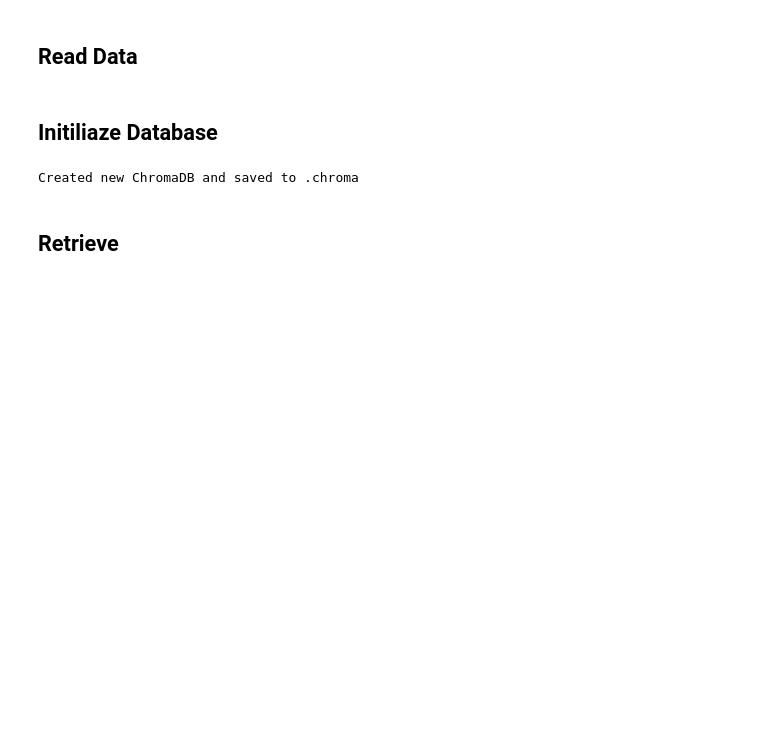
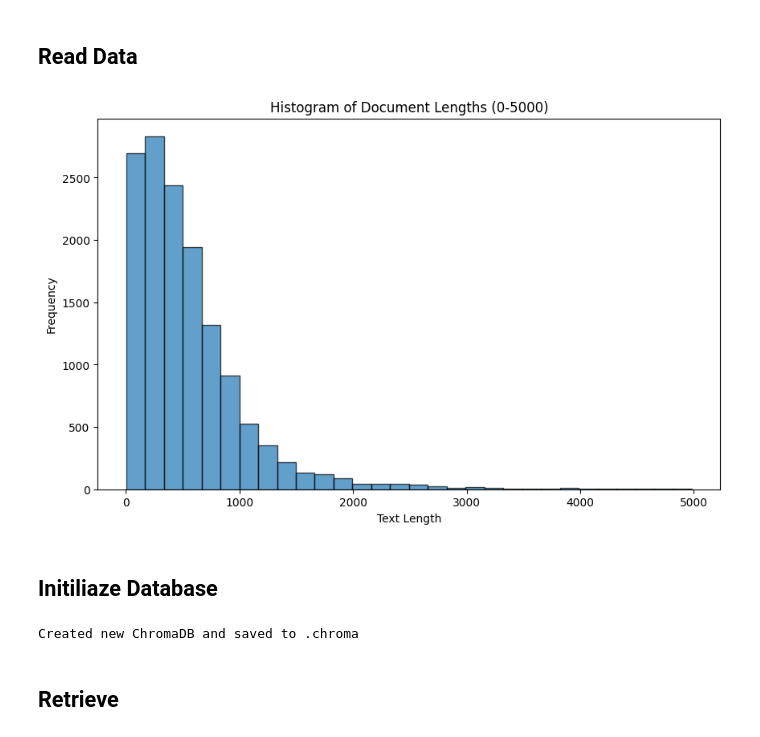
Before and after one commit to emrekuruu/FinanceRAG, a Jupyter notebook: demos/FinDER/finder.ipynb, the cells around one changed output. Drawn from its saved outputs; the diff is of its cells as text; code cells hidden in the pictures; blank space fills up the shorter version.

```diff
--- a/demos/FinDER/finder.ipynb
+++ b/demos/FinDER/finder.ipynb
@@ -34,5 +34,20 @@ data_folder_path = os.path.join('../..', 'data')
 query_df = pd.read_csv(os.path.join(data_folder_path, "FinDER/queries.csv"), index_col=0)
 documents_df = pd.read_csv(os.path.join(data_folder_path, "FinDER/corpus.csv"), index_col=0)
 documents_df.dropna(subset=['text'], inplace=True)
+# %%
+import matplotlib.pyplot as plt
+
+# Filter the documents to only include those with text length in the range 0-5000
+filtered_documents_df = documents_df[(documents_df['text_length'] >= 0) & (documents_df['text_length'] <= 5000)]
+
+# Plot the histogram
+plt.figure(figsize=(10, 6))
+plt.hist(filtered_documents_df['text_length'], bins=30, edgecolor='k', alpha=0.7)
+plt.title('Histogram of Document Lengths (0-5000)')
+plt.xlabel('Text Length')
+plt.ylabel('Frequency')
+plt.show()
+# %% [output]
+[figure, added]
 # %% [markdown]
 ## Initiliaze Database
```
Also changed, not shown: parts of 3 cells of this notebook, 2 other files.
